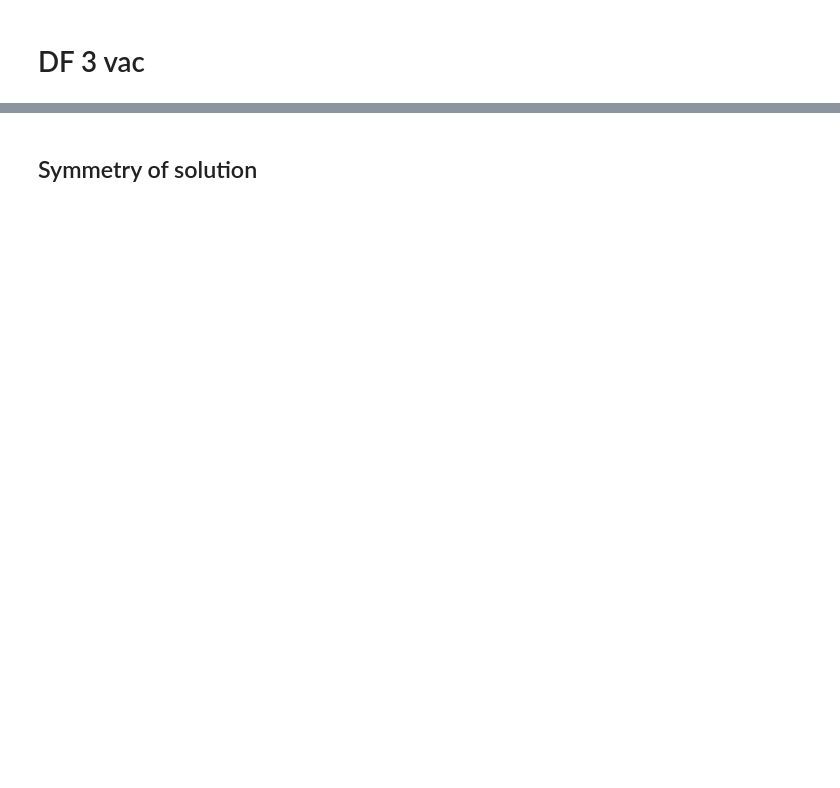
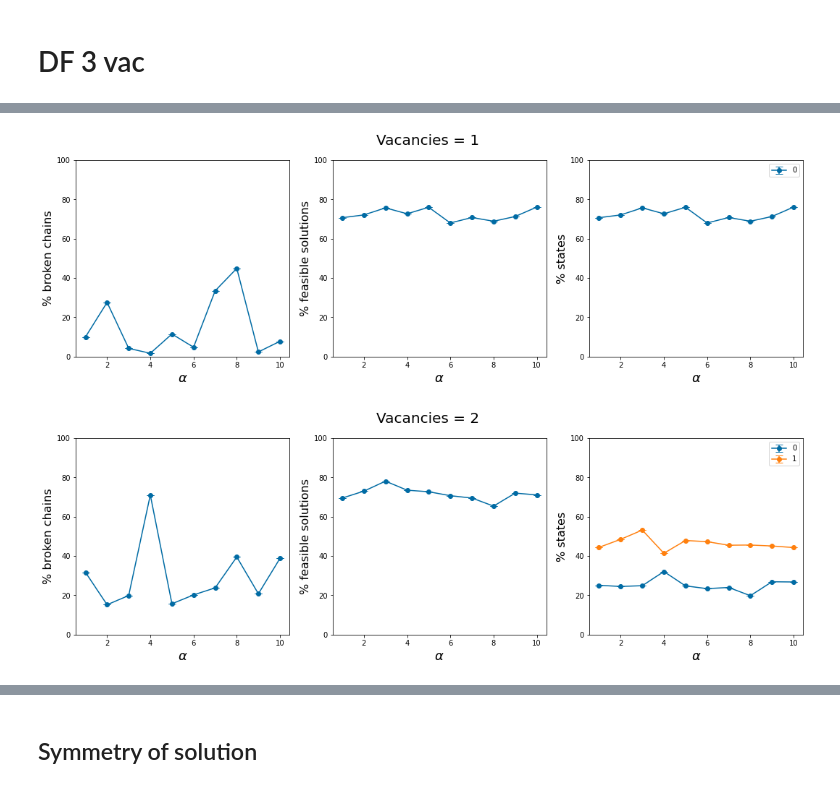
Before and after one commit to cmc-ucl/quantum_computing, a Jupyter notebook: Quantum_computing_and_materials_science/data_analysis.ipynb, the cells around one changed output, grey strips where cells are left out. Saved outputs shown, nothing was run; the diff lists cells and outputs as text; code cells hidden in the pictures; blank space fills up the shorter version.

```diff
--- a/Quantum_computing_and_materials_science/data_analysis.ipynb
+++ b/Quantum_computing_and_materials_science/data_analysis.ipynb
@@ -658,7 +183,7 @@ structure=graphene_supercell
 slurm_file_crystal = './data/crystal/slurm_file_crystal.slurm'
 input_file = './data/crystal/graphene.d12'
 input_name = 'graphene'
-directory = './data/paper/crystal/'
+directory = './data/crystal/'
 
 write_crystal_files_vacancies(df_0v,structure,input_file,input_name,directory,
                         dimensionality=2,slurm_file_crystal=None, return_slurm = False)
@@ -880,0 +681,78 @@ SyntaxError: not a PNG file (<string>)
+# %%
+import os
+import matplotlib.pyplot as plt
+np.seterr(divide='ignore')
+plt.style.use('tableau-colorblind10')
+
+directory_main = './data/convergence/absolute_alpha/'
+
+sub_directory = ['one_vacancy/','two_vacancy/','three_vacancy/']
+num_reads = 1000
+
+x = range(1,11)
+
+#to make sure the lowest chain strength return results
+#unique_energies = [[-24.0],[-22.0,-21.0],[-20.0,-19.0,-18.0]]
+
+
+for i,vac in enumerate([1,2,3]):
+    directory = os.path.join(directory_main,sub_directory[i])
+    fig, axs = plt.subplots(1,3,figsize=(18, 5), sharey=False)
+    fig.suptitle('Vacancies = %s'%vac, fontsize=20)
+
+
+    ratio_broken_chains = []
+    ratio_broken_chains_std = []
+    ratio_feasible = []
+    ratio_feasible_std = []
+    energy_distribution = []
+    energy_distribution_std = []
+
+    for ratio in range(1,11):
+        ratio_broken_chains_tmp = []
+        ratio_feasible_tmp = []
+        energy_distribution_tmp = []
+
+        for filename in os.listdir(directory):
+            f = os.path.join(directory, filename)
+            if os.path.isfile(f) and f.endswith(".json") and '_w1%s_'%ratio in f:
+                df, param = load_json(f,return_param = True, return_qubo = False)
+                ratio_broken_chains_tmp.append(find_ratio_broken_chains(df)*100)
+                ratio_feasible_tmp.append(find_ratio_feasible(df,vac)*100)
+                energy_distribution_tmp.append((find_energy_distribution(df,only_feasible=True,vacancies=vac)[1]))
+
+        ratio_broken_chains.append(np.average(ratio_broken_chains_tmp))
+        ratio_broken_chains_std.append(np.std(ratio_broken_chains_tmp))
+
+        ratio_feasible.append(np.average(ratio_feasible_tmp))
+        ratio_feasible_std.append(np.std(ratio_feasible_tmp))
+        #print(ratio,energy_distribution_tmp)
+        energy_distribution_tmp = np.array(energy_distribution_tmp)/num_reads*100
+        energy_distribution.append(np.average(energy_distribution_tmp,axis=0).tolist())
+        energy_distribution_std.append(np.std(energy_distribution_tmp,axis=0).tolist())
+
+    axs[0].errorbar(x, ratio_broken_chains, yerr = np.array(ratio_broken_chains_std)/2,fmt='-o',capsize=5)
+    axs[1].errorbar(x, ratio_feasible, yerr = np.array(ratio_feasible_std)/2,fmt='-o',capsize=5)
+    labels = [str(x) for x in range(len(energy_distribution[0]))]
+    energy_distribution = np.array(energy_distribution)
+    energy_distribution_std = np.array(energy_distribution_std)
+    for j in range(len(energy_distribution[0])):
+        axs[2].errorbar(x, energy_distribution[:,j], yerr = np.array(energy_distribution_std[:,j])/2,
+                        label=labels[j], fmt='-o',capsize=5)
+
+    axs[0].set_ylabel('% broken chains', fontsize=16)
+    axs[1].set_ylabel('% feasible solutions', fontsize=16)
+    axs[2].set_ylabel('% states', fontsize=16)
+
+    axs[2].legend()
+
+    for i in range(3):
+        axs[i].yaxis.set_major_formatter(plt.FormatStrFormatter('%.0f'))
+        axs[i].xaxis.set_major_formatter(plt.FormatStrFormatter('%.0f'))
+        axs[i].set_xlabel(r'$\alpha$', fontsize=18)
+        axs[i].set_ylim([0, 100])
+    plt.show()
+    fig.savefig('./data/images/alpha_graphs_%s.png'%str(vac),dpi=200)
+# %% [output]
+[figure, added]
+[figure, added]
```
Also changed, not shown: parts of 95 cells of this notebook.
